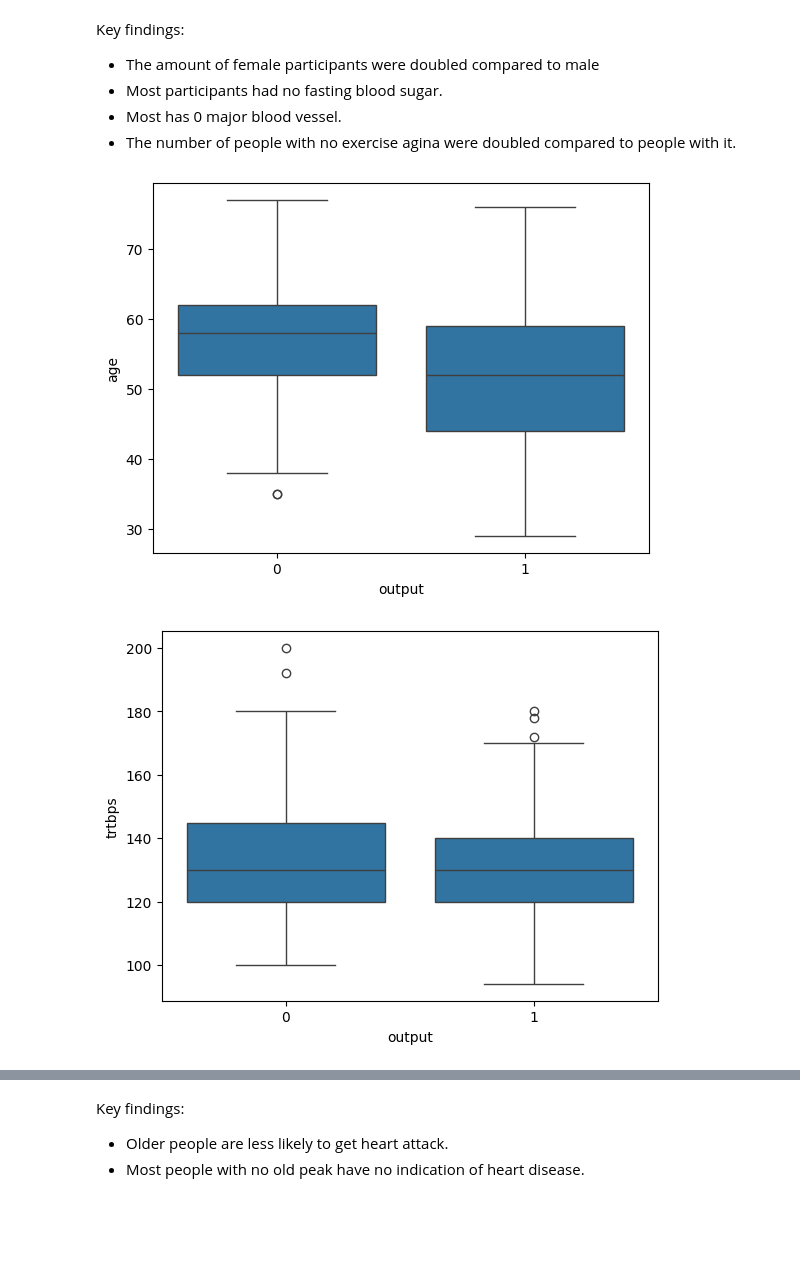
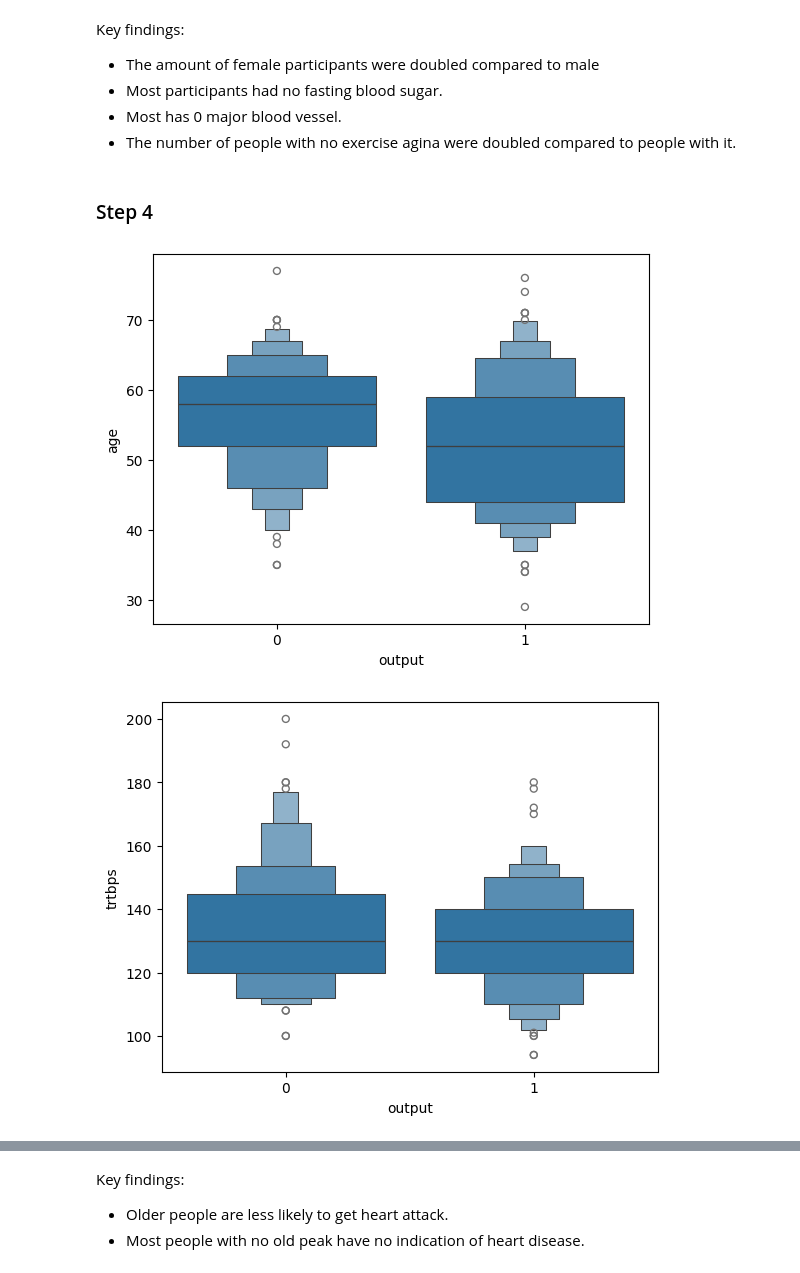
Before and after one commit to gordonnguyen/data-science-1, a Jupyter notebook: hw2/hw2_nguyen_anhnhunhan_2215275.ipynb, the cells around one changed output, grey strips where cells are left out. Cells and saved outputs as stored; diff of their text form; code cells hidden in the pictures; blank space fills up the shorter version.

```diff
--- a/hw2/hw2_nguyen_anhnhunhan_2215275.ipynb
+++ b/hw2/hw2_nguyen_anhnhunhan_2215275.ipynb
@@ -107,11 +113,13 @@ Key findings:
 - Most participants had no fasting blood sugar.
 - Most has 0 major blood vessel.
 - The number of people with no exercise agina were doubled compared to people with it.
+# %% [markdown]
+### Step 4
 # %%
 con_cols = ['age', 'trtbps', 'chol', 'thalachh', 'oldpeak']
 for col in con_cols:
-    sns.boxplot(y=df[col], x=df['output'])
+    sns.boxenplot(y=df[col], x=df['output'])
     plt.show()
 # %% [output]
-[figure, old version]
+[figure, new version]
-[figure, old version]
+[figure, new version]
```
Also changed, not shown: parts of 14 cells of this notebook, 3 other files.
